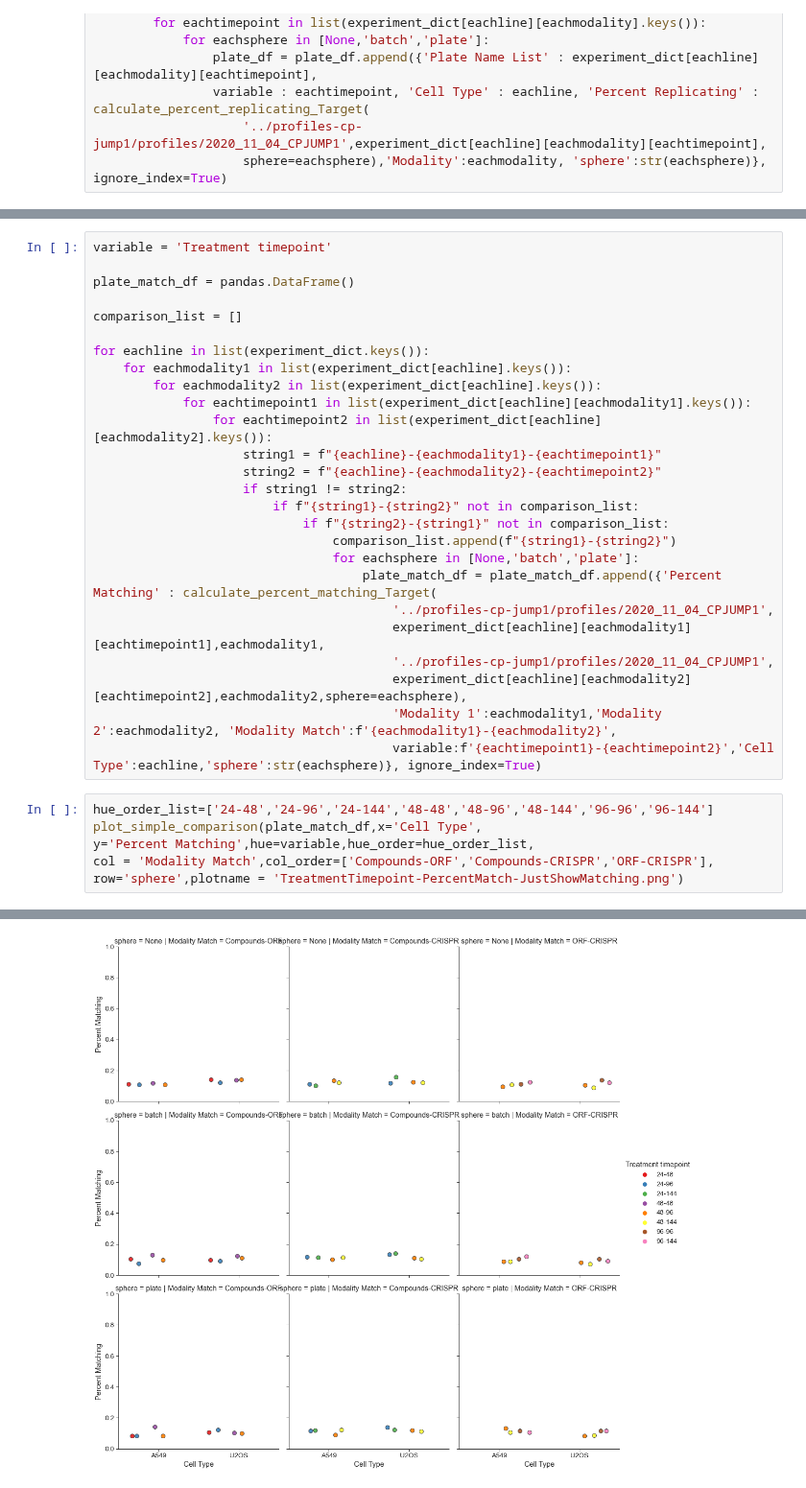
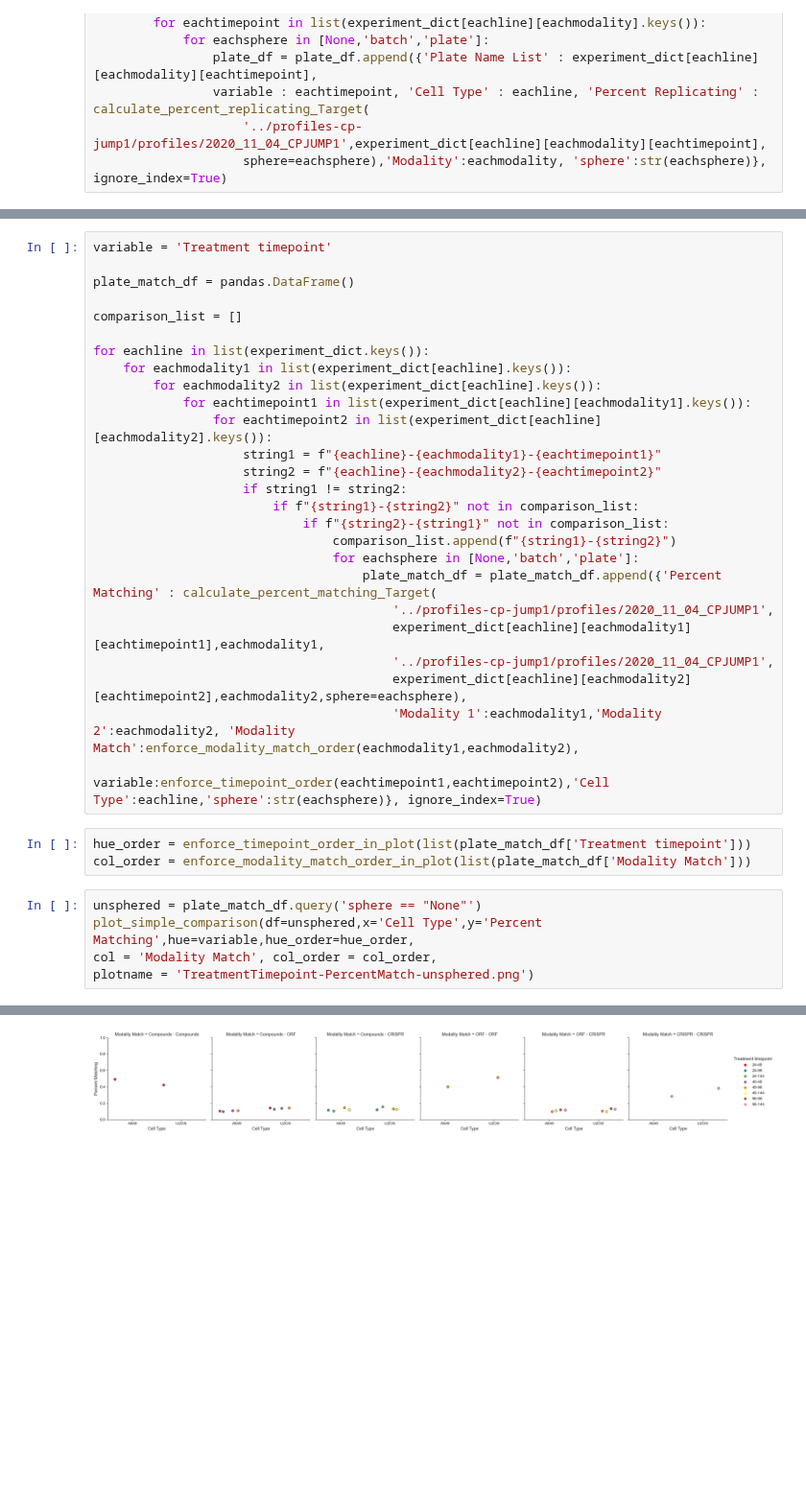
Before and after one commit to carpenter-singh-lab/2023_Cimini_NatureProtocols, a Jupyter notebook: notebooks/AssessTreatmentTimepoint.ipynb, the cells around one changed output, grey strips where cells are left out. Shown at 96% size. Saved outputs shown, nothing was run; the diff lists cells and outputs as text; blank space fills up the shorter version.

Commit message:
Update treatment timepoint

```diff
--- a/notebooks/AssessTreatmentTimepoint.ipynb
+++ b/notebooks/AssessTreatmentTimepoint.ipynb
@@ -74,12 +75,14 @@ for eachline in list(experiment_dict.keys()):
                                         experiment_dict[eachline][eachmodality1][eachtimepoint1],eachmodality1,
                                         '../profiles-cp-jump1/profiles/2020_11_04_CPJUMP1',
                                         experiment_dict[eachline][eachmodality2][eachtimepoint2],eachmodality2,sphere=eachsphere),
-                                        'Modality 1':eachmodality1,'Modality 2':eachmodality2, 'Modality Match':f'{eachmodality1}-{eachmodality2}',
-                                        variable:f'{eachtimepoint1}-{eachtimepoint2}','Cell Type':eachline,'sphere':str(eachsphere)}, ignore_index=True)
+                                        'Modality 1':eachmodality1,'Modality 2':eachmodality2, 'Modality Match':enforce_modality_match_order(eachmodality1,eachmodality2),
+                                        variable:enforce_timepoint_order(eachtimepoint1,eachtimepoint2),'Cell Type':eachline,'sphere':str(eachsphere)}, ignore_index=True)
+# %%
+hue_order = enforce_timepoint_order_in_plot(list(plate_match_df['Treatment timepoint']))
+col_order = enforce_modality_match_order_in_plot(list(plate_match_df['Modality Match']))
 # %%
-hue_order_list=['24-48','24-96','24-144','48-48','48-96','48-144','96-96','96-144']
-plot_simple_comparison(plate_match_df,x='Cell Type',
-y='Percent Matching',hue=variable,hue_order=hue_order_list,
-col = 'Modality Match',col_order=['Compounds-ORF','Compounds-CRISPR','ORF-CRISPR'],
-row='sphere',plotname = 'TreatmentTimepoint-PercentMatch-JustShowMatching.png')
+unsphered = plate_match_df.query('sphere == "None"')
+plot_simple_comparison(df=unsphered,x='Cell Type',y='Percent Matching',hue=variable,hue_order=hue_order,
+col = 'Modality Match', col_order = col_order,
+plotname = 'TreatmentTimepoint-PercentMatch-unsphered.png')
 # %% [output]
@@ -87,2 +90,2 @@ Saved to TreatmentTimepoint-PercentMatch-JustShowMatching.png
-[figure, old version]
+[figure, new version]
 # %%
```
Also changed, not shown: parts of 7 cells of this notebook, 6 other files.
